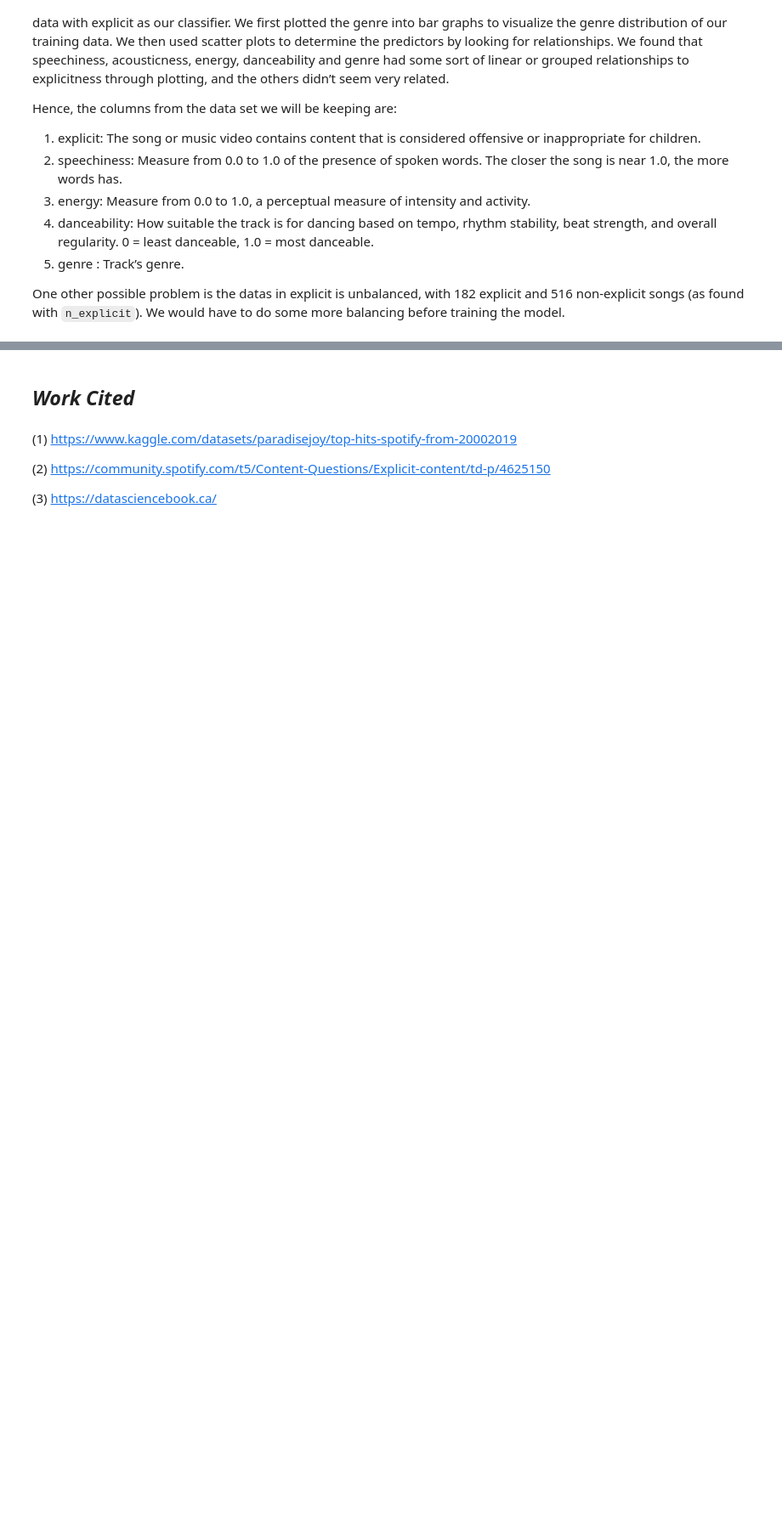
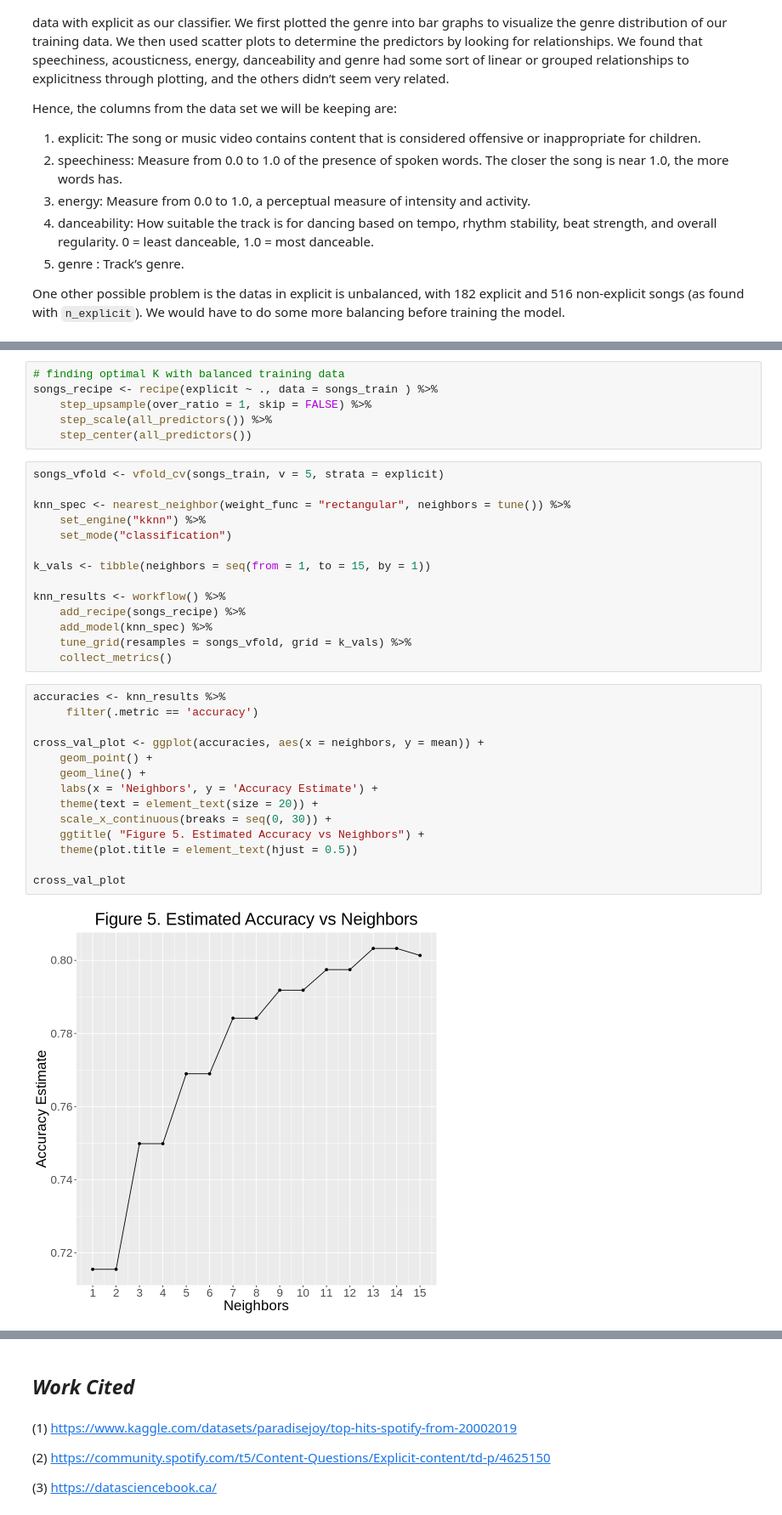
Before and after one commit to SugarLucas/dsci_100_project, a Jupyter notebook: Top_hits.ipynb, the cells around one changed output, grey strips where cells are left out. Shown at 85% size. Cells and saved outputs as stored; diff of their text form; blank space fills up the shorter version.

```diff
--- a/Top_hits.ipynb
+++ b/Top_hits.ipynb
@@ -231,0 +284,36 @@ Because our research is incomplete, this allows future academics to continue our
+# %%
+# finding optimal K with balanced training data
+songs_recipe <- recipe(explicit ~ ., data = songs_train ) %>%
+    step_upsample(over_ratio = 1, skip = FALSE) %>%
+    step_scale(all_predictors()) %>%
+    step_center(all_predictors())
+# %%
+songs_vfold <- vfold_cv(songs_train, v = 5, strata = explicit)
+
+knn_spec <- nearest_neighbor(weight_func = "rectangular", neighbors = tune()) %>%
+    set_engine("kknn") %>%
+    set_mode("classification")
+
+k_vals <- tibble(neighbors = seq(from = 1, to = 15, by = 1))
+
+knn_results <- workflow() %>%
+    add_recipe(songs_recipe) %>%
+    add_model(knn_spec) %>%
+    tune_grid(resamples = songs_vfold, grid = k_vals) %>%
+    collect_metrics()
+# %%
+accuracies <- knn_results %>%
+     filter(.metric == 'accuracy')
+
+cross_val_plot <- ggplot(accuracies, aes(x = neighbors, y = mean)) +
+    geom_point() +
+    geom_line() +
+    labs(x = 'Neighbors', y = 'Accuracy Estimate') +
+    theme(text = element_text(size = 20)) +
+    scale_x_continuous(breaks = seq(0, 30)) +
+    ggtitle( "Figure 5. Estimated Accuracy vs Neighbors") +
+    theme(plot.title = element_text(hjust = 0.5))
+
+cross_val_plot
+# %% [output]
+[figure, added]
```
Also changed, not shown: parts of 20 cells of this notebook.
